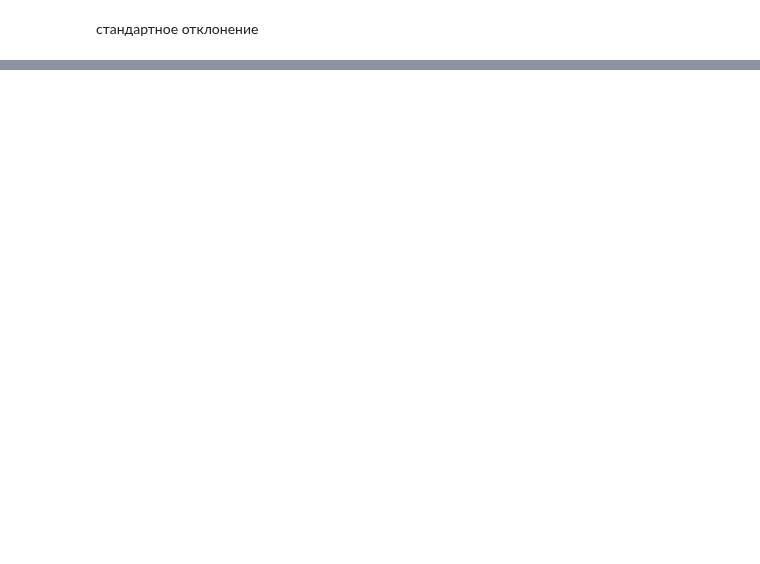
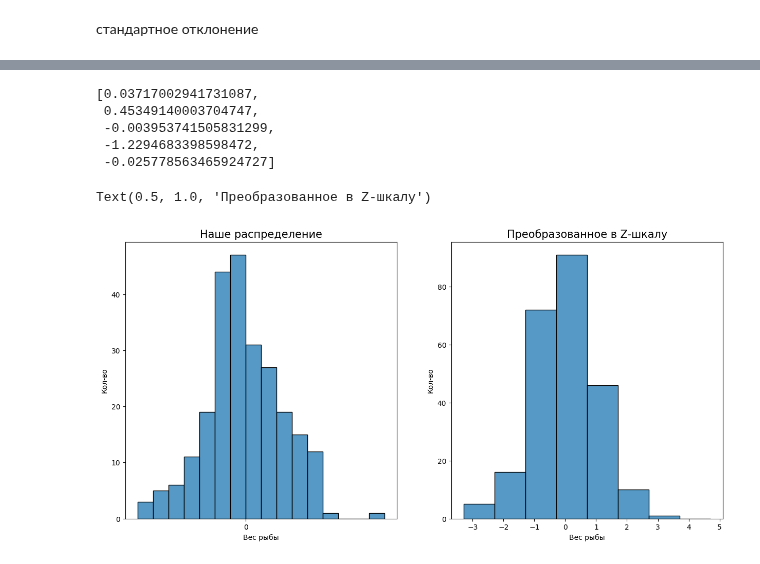
Before and after one commit to ChapnesAl/Tinkoff_Investment, a Jupyter notebook: lessons_and_tests/da_lessons/histogram.ipynb, the cells around one changed output, grey strips where cells are left out. Drawn from its saved outputs; the diff is of its cells as text; code cells hidden in the pictures; blank space fills up the shorter version.

```diff
--- a/lessons_and_tests/da_lessons/histogram.ipynb
+++ b/lessons_and_tests/da_lessons/histogram.ipynb
@@ -137,0 +140,28 @@ snp_standart_deviation
+# %%
+mu_z = gf['% update ^GSPC'].mean()
+# se_z = gf['% update ^GSPC'].std() / sqrt(gf['% update ^GSPC'].value_counts().sum())
+se_z = gf['% update ^GSPC'].std()
+z_values_snp = [(x - mu_z) / se_z for x in gf['% update ^GSPC']]
+
+z_values_snp[:5]
+# %% [output]
+[0.03717002941731087,
+ 0.45349140003704747,
+ -0.003953741505831299,
+ -1.2294683398598472,
+ -0.025778563465924727]
+# %%
+fig, axes = plt.subplots(nrows=1, ncols=2, figsize = (15, 7))
+
+sns.histplot(data=list(gf['% update ^GSPC'].values), ax=axes[0])
+axes[0].set(xlabel='Вес рыбы', ylabel='Кол-во')
+axes[0].xaxis.set_major_locator(ticker.MultipleLocator(100))
+axes[0].set_title('Наше распределение', size=15)
+
+sns.histplot(data=z_values_snp, discrete=True, ax=axes[1])
+axes[1].set(xlabel='Вес рыбы', ylabel='Кол-во')
+axes[1].xaxis.set_major_locator(ticker.MultipleLocator(1))
+axes[1].set_title('Преобразованное в Z-шкалу', size=15)
+# %% [output]
+Text(0.5, 1.0, 'Преобразованное в Z-шкалу')
+[figure, added]
```
Also changed, not shown: parts of 8 cells of this notebook, 3 other files.
